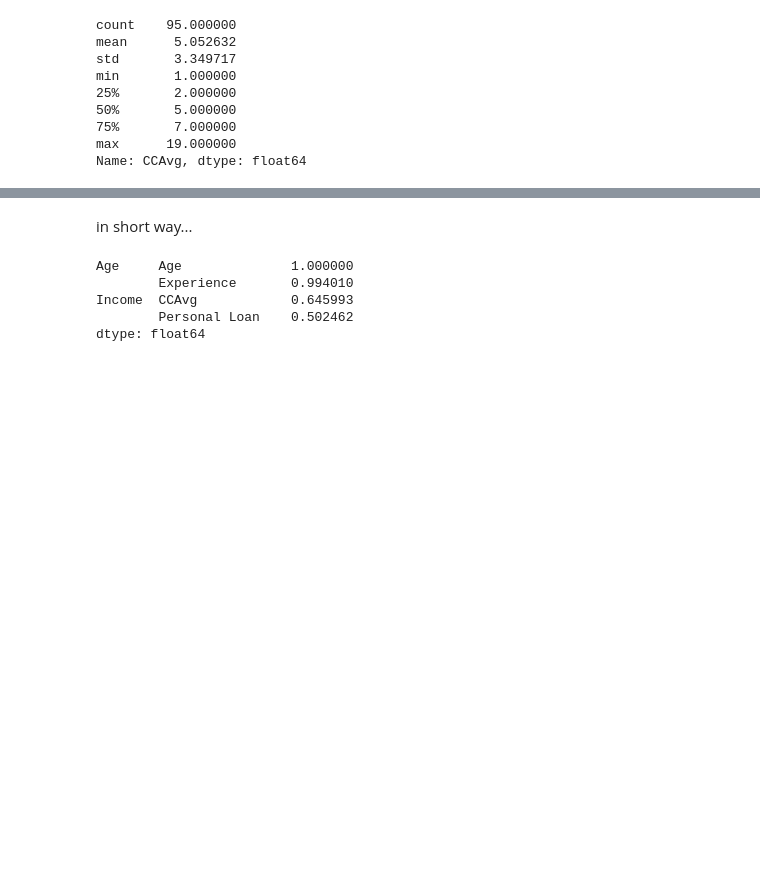
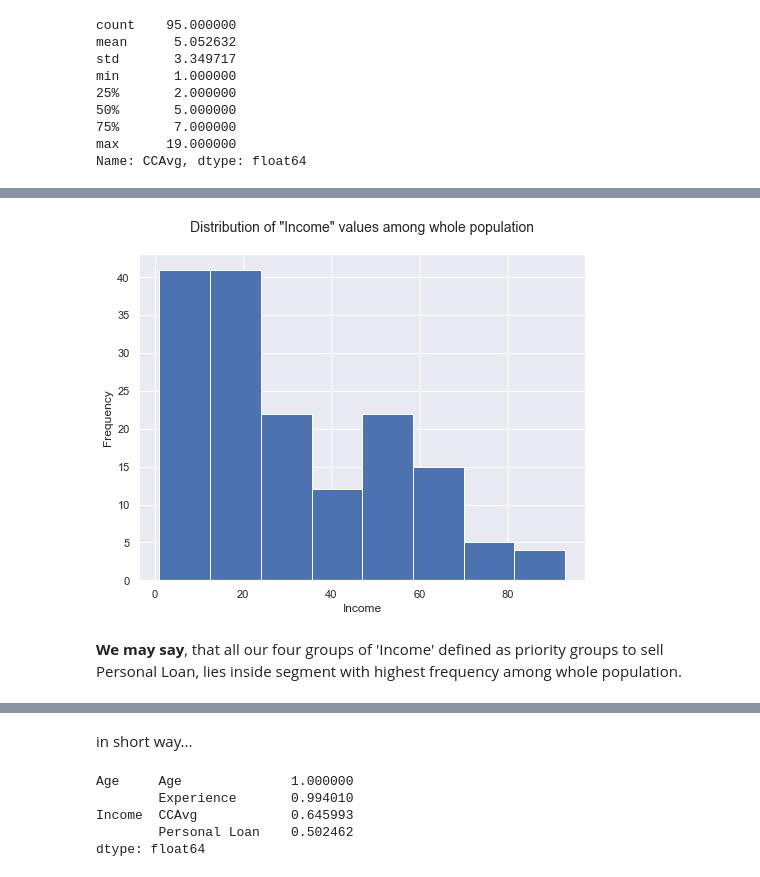
Before and after one commit to Alex-Romanenko/Bank_Looking_For_Clients, a Jupyter notebook: 00_main.ipynb, the cells around one changed output, grey strips where cells are left out. Cells and saved outputs as stored; diff of their text form; code cells hidden in the pictures; blank space fills up the shorter version.

```diff
--- a/00_main.ipynb
+++ b/00_main.ipynb
@@ -1066,0 +1130,11 @@ Name: CCAvg, dtype: float64
+# %%
+series_incc = exp_df['Income'].value_counts()
+width = 11.5 #wdth of bins in histogram - play with it to find good point for groupping
+series_incc.plot.hist(bins = np.arange(series_incc.min(), series_incc.max() + width, width ), figsize = (8,6))
+plt.xlabel('Income')
+plt.title('Distribution of "Income" values among whole population', fontsize = 14, y = 1.05);
+plt.savefig('Distrib_income_among_population.png')
+# %% [output]
+[figure, added]
+# %% [markdown]
+**We may say**, that all our four groups of 'Income' defined as priority groups to sell Personal Loan, lies inside segment with highest frequency among whole population.
```
Also changed, not shown: parts of 22 cells of this notebook.
